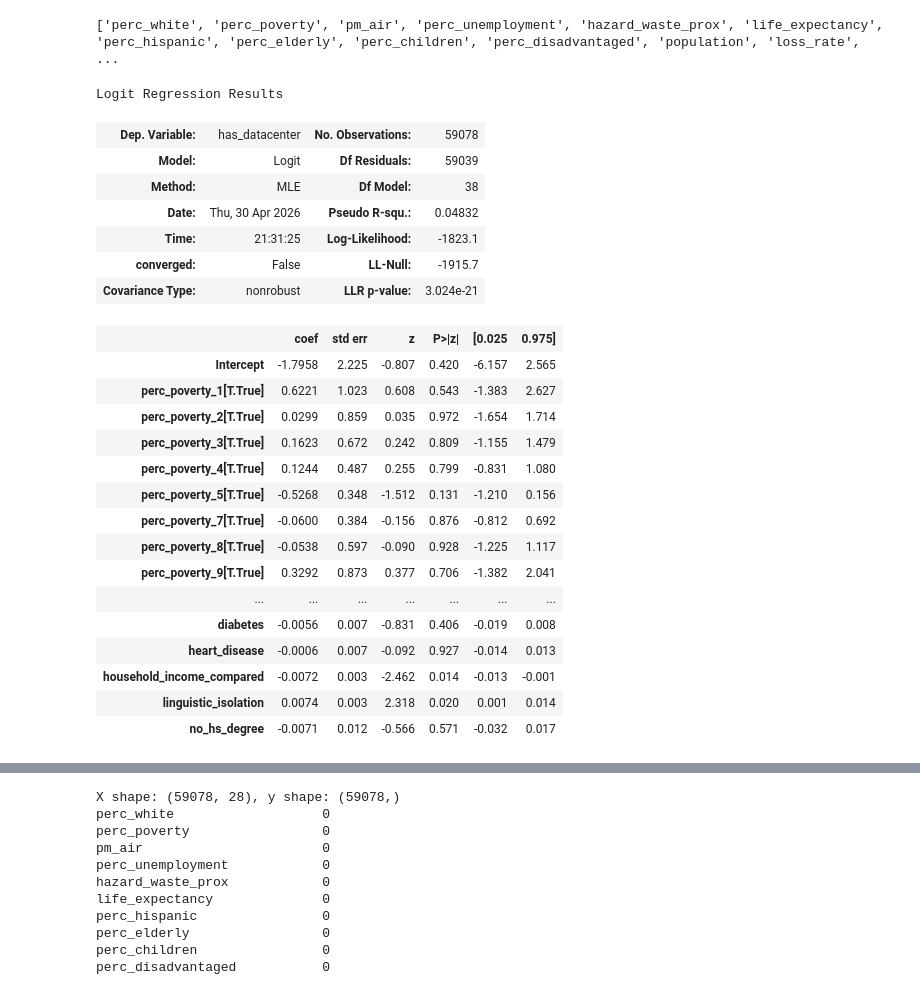
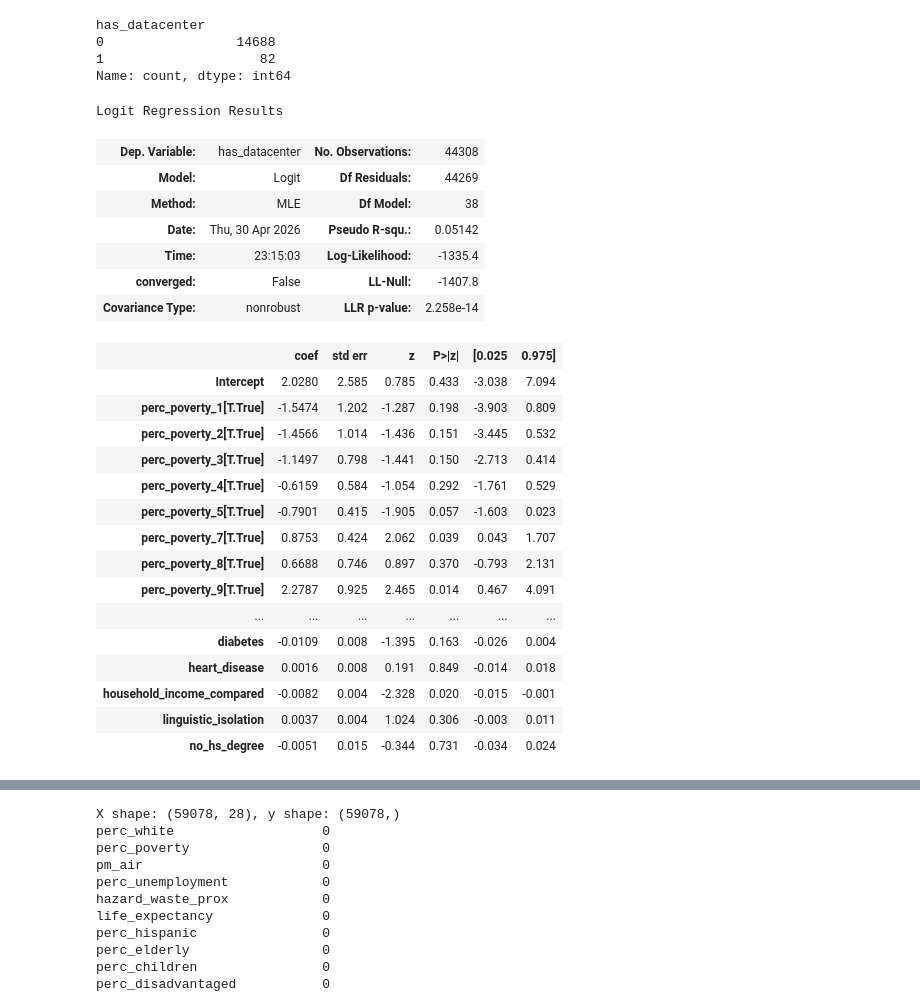
Before and after one commit to charlotte-i-meyer/Data-Centers-Capstone, a Jupyter notebook: Statsmodels Logistic Regression.ipynb, the cells around one changed output, grey strips where cells are left out. Drawn from its saved outputs; the diff is of its cells as text; code cells hidden in the pictures.

```diff
--- a/Statsmodels Logistic Regression.ipynb
+++ b/Statsmodels Logistic Regression.ipynb
@@ -154,47 +141,79 @@ cejst
+# %%
+#splitting train and test split
+#this code is from Claude
+
+#split the dataframe
+train_df, test_df = train_test_split(cejst, test_size=0.25, random_state=29)
+
+#how many data centers in test split?
+pd.DataFrame(test_df["has_datacenter"]).value_counts()
+
+
+#fit on training data
+#formula = 'has_datacenter ~ perc_poverty + income + education'
+#model = smf.logit(formula, data=train_df)
+#result = model.fit()
+
+# Evaluate on test data
+#test_predictions = result.predict(test_df)
+
+# Calculate accuracy or other metrics
+#from sklearn.metrics import accuracy_score, confusion_matrix
+#y_pred = (test_predictions > 0.5).astype(int)
+#accuracy = accuracy_score(test_df['has_datacenter'], y_pred)
+#print(f"Test accuracy: {accuracy}")
+# %% [output]
+has_datacenter
+0                 14688
+1                    82
+Name: count, dtype: int64
 # %%
 # "'has_datacenter ~ ' + ' + '.join(predictors)"
 #logistic regression model with fixed effects
 
 #list of dummy dataframes
 dummy_list = [linguistic_isolation_dummies, perc_poverty_dummies]
 
 #making list of dummy columns that predict a data center ??
 for new_dummy in dummy_list:
     #dummies that predict data center
     dummy_predictors = [i for i in new_dummy.columns if i != 'has_datacenter']
 
 #combining regular predictor columns with dummy predictor columns
 all_predictors = predictors + dummy_predictors
-print(all_predictors)
 
 #fixed effects model
+#fit on training data
 my_fixed_effects_model = statsmodels.formula.api.logit('has_datacenter ~ ' + ' + '.join(all_predictors),
-    data=cejst, subset=None, drop_cols=None).fit(disp=False) #, *args, **kwargs
+    data=train_df, subset=None, drop_cols=None).fit(disp=False) #, *args, **kwargs
+
+
+# Evaluate on test data
+test_predictions = my_fixed_effects_model.predict(test_df)
 
 my_fixed_effects_model.summary()
 # %% [output]
-['perc_white', 'perc_poverty', 'pm_air', 'perc_unemployment', 'hazard_waste_prox', 'life_expectancy', 'perc_hispanic', 'perc_elderly', 'perc_children', 'perc_disadvantaged', 'population', 'loss_rate', ...
+Logit Regression Results
-Logit Regression Results
-| Dep. Variable: | has_datacenter | No. Observations: | 59078 |
-| Model: | Logit | Df Residuals: | 59039 |
+| Dep. Variable: | has_datacenter | No. Observations: | 44308 |
+| Model: | Logit | Df Residuals: | 44269 |
 | Method: | MLE | Df Model: | 38 |
-| Date: | Thu, 30 Apr 2026 | Pseudo R-squ.: | 0.04832 |
-| Time: | 21:31:25 | Log-Likelihood: | -1823.1 |
-| converged: | False | LL-Null: | -1915.7 |
-| Covariance Type: | nonrobust | LLR p-value: | 3.024e-21 |
+| Date: | Thu, 30 Apr 2026 | Pseudo R-squ.: | 0.05142 |
+| Time: | 23:15:03 | Log-Likelihood: | -1335.4 |
+| converged: | False | LL-Null: | -1407.8 |
+| Covariance Type: | nonrobust | LLR p-value: | 2.258e-14 |
 |  | coef | std err | z | P>|z| | [0.025 | 0.975] |
-| Intercept | -1.7958 | 2.225 | -0.807 | 0.420 | -6.157 | 2.565 |
-| perc_poverty_1[T.True] | 0.6221 | 1.023 | 0.608 | 0.543 | -1.383 | 2.627 |
-| perc_poverty_2[T.True] | 0.0299 | 0.859 | 0.035 | 0.972 | -1.654 | 1.714 |
-| perc_poverty_3[T.True] | 0.1623 | 0.672 | 0.242 | 0.809 | -1.155 | 1.479 |
-| perc_poverty_4[T.True] | 0.1244 | 0.487 | 0.255 | 0.799 | -0.831 | 1.080 |
-| perc_poverty_5[T.True] | -0.5268 | 0.348 | -1.512 | 0.131 | -1.210 | 0.156 |
-| perc_poverty_7[T.True] | -0.0600 | 0.384 | -0.156 | 0.876 | -0.812 | 0.692 |
-| perc_poverty_8[T.True] | -0.0538 | 0.597 | -0.090 | 0.928 | -1.225 | 1.117 |
-| perc_poverty_9[T.True] | 0.3292 | 0.873 | 0.377 | 0.706 | -1.382 | 2.041 |
+| Intercept | 2.0280 | 2.585 | 0.785 | 0.433 | -3.038 | 7.094 |
+| perc_poverty_1[T.True] | -1.5474 | 1.202 | -1.287 | 0.198 | -3.903 | 0.809 |
+| perc_poverty_2[T.True] | -1.4566 | 1.014 | -1.436 | 0.151 | -3.445 | 0.532 |
+| perc_poverty_3[T.True] | -1.1497 | 0.798 | -1.441 | 0.150 | -2.713 | 0.414 |
+| perc_poverty_4[T.True] | -0.6159 | 0.584 | -1.054 | 0.292 | -1.761 | 0.529 |
+| perc_poverty_5[T.True] | -0.7901 | 0.415 | -1.905 | 0.057 | -1.603 | 0.023 |
+| perc_poverty_7[T.True] | 0.8753 | 0.424 | 2.062 | 0.039 | 0.043 | 1.707 |
+| perc_poverty_8[T.True] | 0.6688 | 0.746 | 0.897 | 0.370 | -0.793 | 2.131 |
+| perc_poverty_9[T.True] | 2.2787 | 0.925 | 2.465 | 0.014 | 0.467 | 4.091 |
 | ... | ... | ... | ... | ... | ... | ... |
-| diabetes | -0.0056 | 0.007 | -0.831 | 0.406 | -0.019 | 0.008 |
-| heart_disease | -0.0006 | 0.007 | -0.092 | 0.927 | -0.014 | 0.013 |
-| household_income_compared | -0.0072 | 0.003 | -2.462 | 0.014 | -0.013 | -0.001 |
-| linguistic_isolation | 0.0074 | 0.003 | 2.318 | 0.020 | 0.001 | 0.014 |
-| no_hs_degree | -0.0071 | 0.012 | -0.566 | 0.571 | -0.032 | 0.017 |
+| diabetes | -0.0109 | 0.008 | -1.395 | 0.163 | -0.026 | 0.004 |
+| heart_disease | 0.0016 | 0.008 | 0.191 | 0.849 | -0.014 | 0.018 |
+| household_income_compared | -0.0082 | 0.004 | -2.328 | 0.020 | -0.015 | -0.001 |
+| linguistic_isolation | 0.0037 | 0.004 | 1.024 | 0.306 | -0.003 | 0.011 |
+| no_hs_degree | -0.0051 | 0.015 | -0.344 | 0.731 | -0.034 | 0.024 |
```
Also changed, not shown: parts of 20 cells of this notebook.
